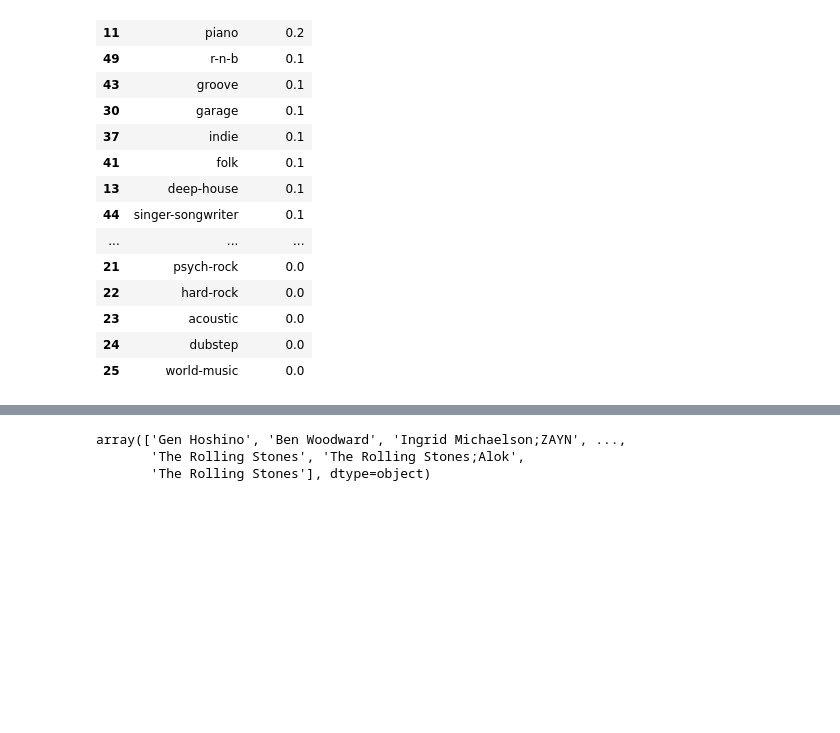
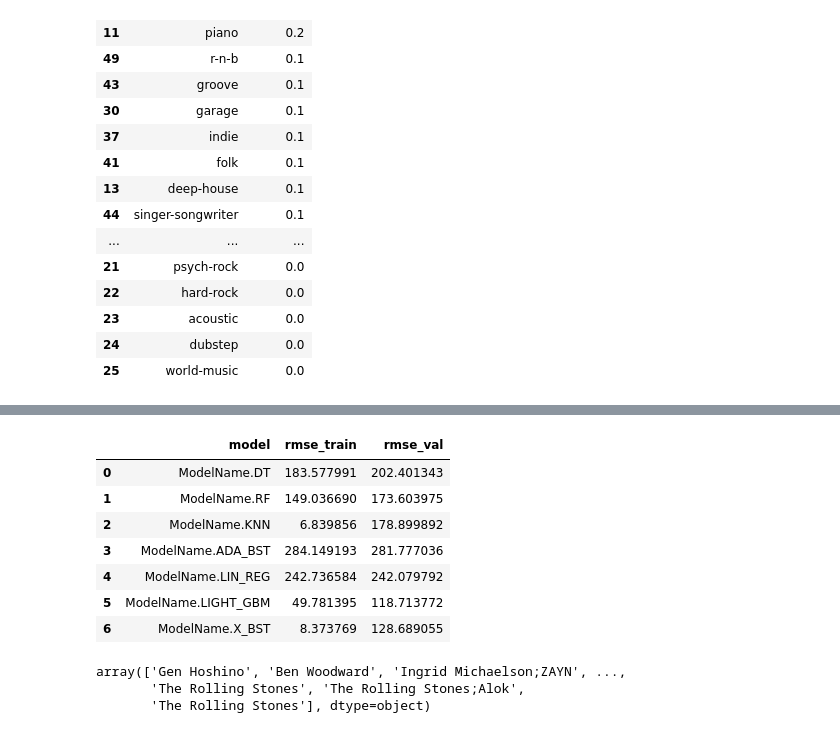
Before and after one commit to VosLannuck/Spotify_Analysis, a Jupyter notebook: findings.ipynb, the cells around one changed output, grey strips where cells are left out. Saved outputs shown, nothing was run; the diff lists cells and outputs as text; code cells hidden in the pictures; blank space fills up the shorter version.

```diff
--- a/findings.ipynb
+++ b/findings.ipynb
@@ -217 +163,10 @@ RMSE VAL : 198.91
 =========  ==========
+# %%
+import ModelBuilder
+importlib.reload(ModelBuilder)
+supported_models: List[str] = [config.cmd.dt, config.cmd.rf,
+                               config.cmd.knn, config.cmd.ada_bst,
+                               config.cmd.lin_reg,
+                               config.cmd.lgbm,
+                               config.cmd.xgboost]
+result_all = ModelBuilder.runAllModels(config, supported_models, 2, "popularity")
@@ -218,3 +200,14 @@ RMSE VAL : 198.91
+# %%
+result_all
+# %% [output]
+|  | model | rmse_train | rmse_val |
+| 0 | ModelName.DT | 183.577991 | 202.401343 |
+| 1 | ModelName.RF | 149.036690 | 173.603975 |
+| 2 | ModelName.KNN | 6.839856 | 178.899892 |
+| 3 | ModelName.ADA_BST | 284.149193 | 281.777036 |
+| 4 | ModelName.LIN_REG | 242.736584 | 242.079792 |
+| 5 | ModelName.LIGHT_GBM | 49.781395 | 118.713772 |
+| 6 | ModelName.X_BST | 8.373769 | 128.689055 |
 # %%
 cat_scaler[0].inverse_transform(miss_train['artists'])
 # %% [output]
```
Also changed, not shown: parts of 12 cells of this notebook, 5 other files.
